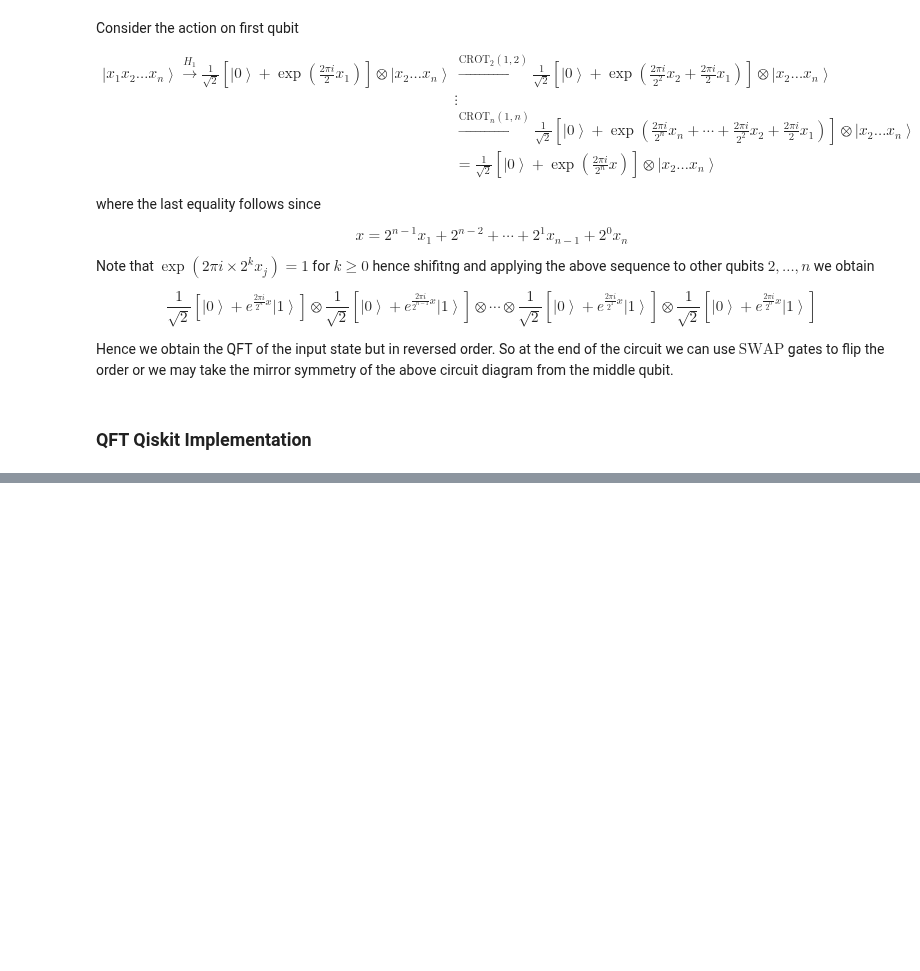
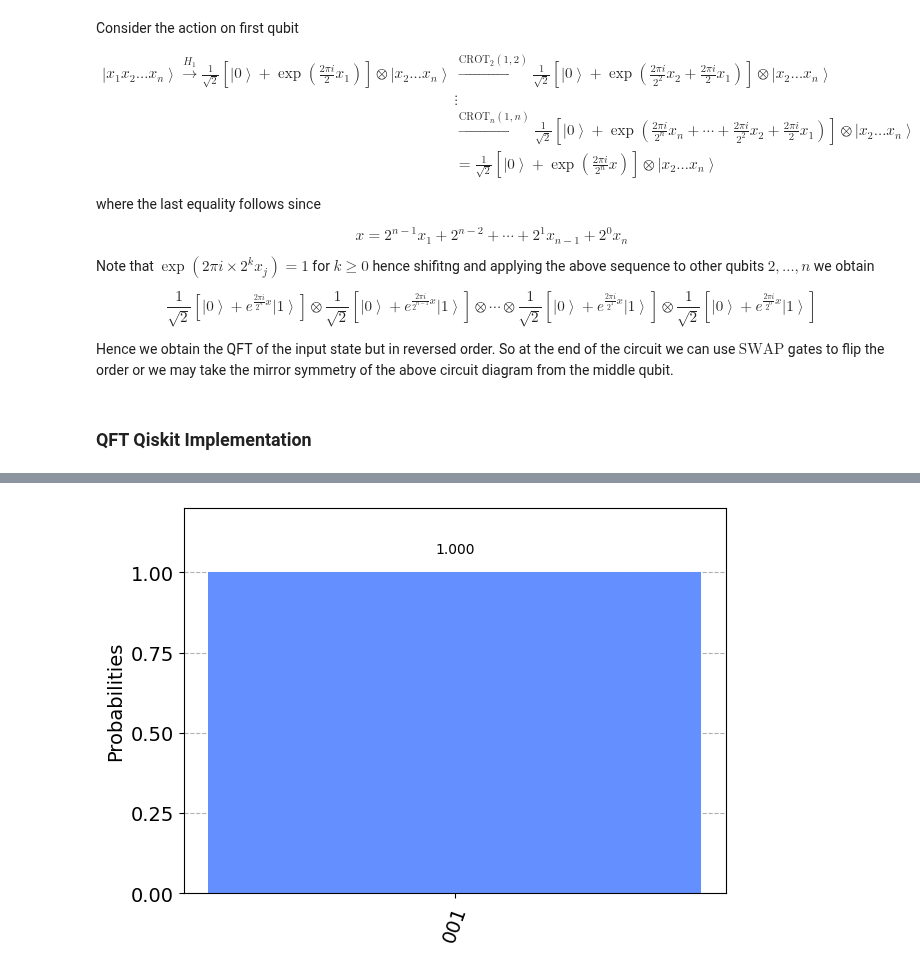
Before and after one commit to sinan-oral/q-notes, a Jupyter notebook: q-algorithms.ipynb, the cells around one changed output, grey strips where cells are left out. Saved outputs shown, nothing was run; the diff lists cells and outputs as text; code cells hidden in the pictures; blank space fills up the shorter version.

```diff
--- a/q-algorithms.ipynb
+++ b/q-algorithms.ipynb
@@ -509,0 +567,31 @@ The top register contains **t** 'counting' quibts and the bottom contains qubits
+# %%
+#phase estimation for a phase gate with arg 2 pi i theta with n+1 qubits
+
+def phase_estimation(theta, n):
+    qc = QuantumCircuit(n+1, n)
+
+    #apply hadamard to counting quibts
+    qc.h(range(n))
+
+    #prepare the eigenstate
+    qc.x(n)
+
+    #controlled-U operations
+    arg = 2*pi*theta
+    repetitions = 1
+    for counting_qubit in range(n):
+        for i in range(repetitions):
+            qc.cp(arg, counting_qubit, n);
+        repetitions *= 2
+
+    inverse_qft(qc,n)
+    qc.barrier()
+
+    #measure the counting qubits
+    qc.measure(range(n),range(n))
+
+    return qc
+# %%
+#example T-gate theta = 1/8
+qpeT = phase_estimation(1/8,3)
+qpeT.draw()
@@ -509,0 +616,7 @@ The top register contains **t** 'counting' quibts and the bottom contains qubits
+# %%
+backend = Aer.get_backend('qasm_simulator')
+job = execute(qpeT, backend, shots=8192)
+count = job.result().get_counts()
+plot_histogram(count)
+# %% [output]
+[figure, added]
```
Also changed, not shown: parts of 28 cells of this notebook.
